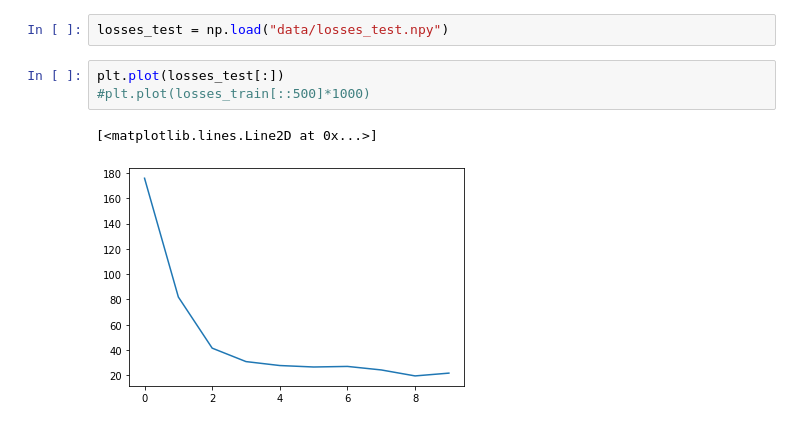
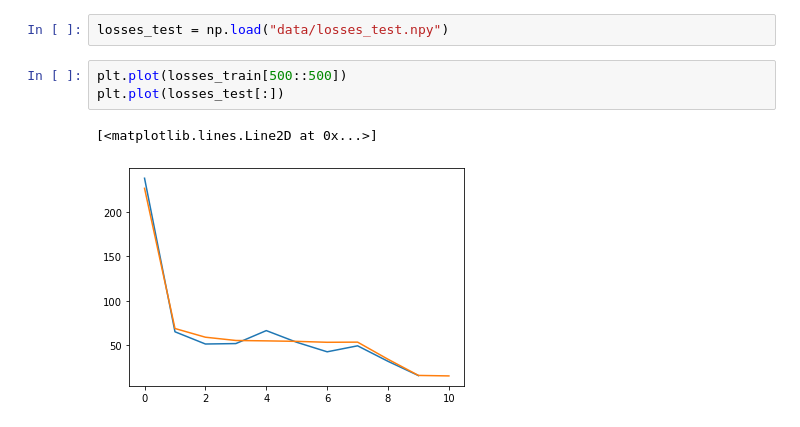
Before and after one commit to Gabriel-Ducrocq/segmentationCryoEM, a Jupyter notebook: Untitled.ipynb, the cells around one changed output. Saved outputs shown, nothing was run; the diff lists cells and outputs as text.

```diff
--- a/Untitled.ipynb
+++ b/Untitled.ipynb
@@ -56,11 +78,11 @@ plt.plot(losses_train[3000:]*1000)
 # %%
 losses_test = np.load("data/losses_test.npy")
 # %%
+plt.plot(losses_train[500::500])
 plt.plot(losses_test[:])
-#plt.plot(losses_train[::500]*1000)
 # %% [output]
 [<matplotlib.lines.Line2D at 0x...>]
-[figure, old version]
+[figure, new version]
 # %%
 losses_test
 # %% [output]
```
Also changed, not shown: parts of 22 cells of this notebook, 1 other file.
